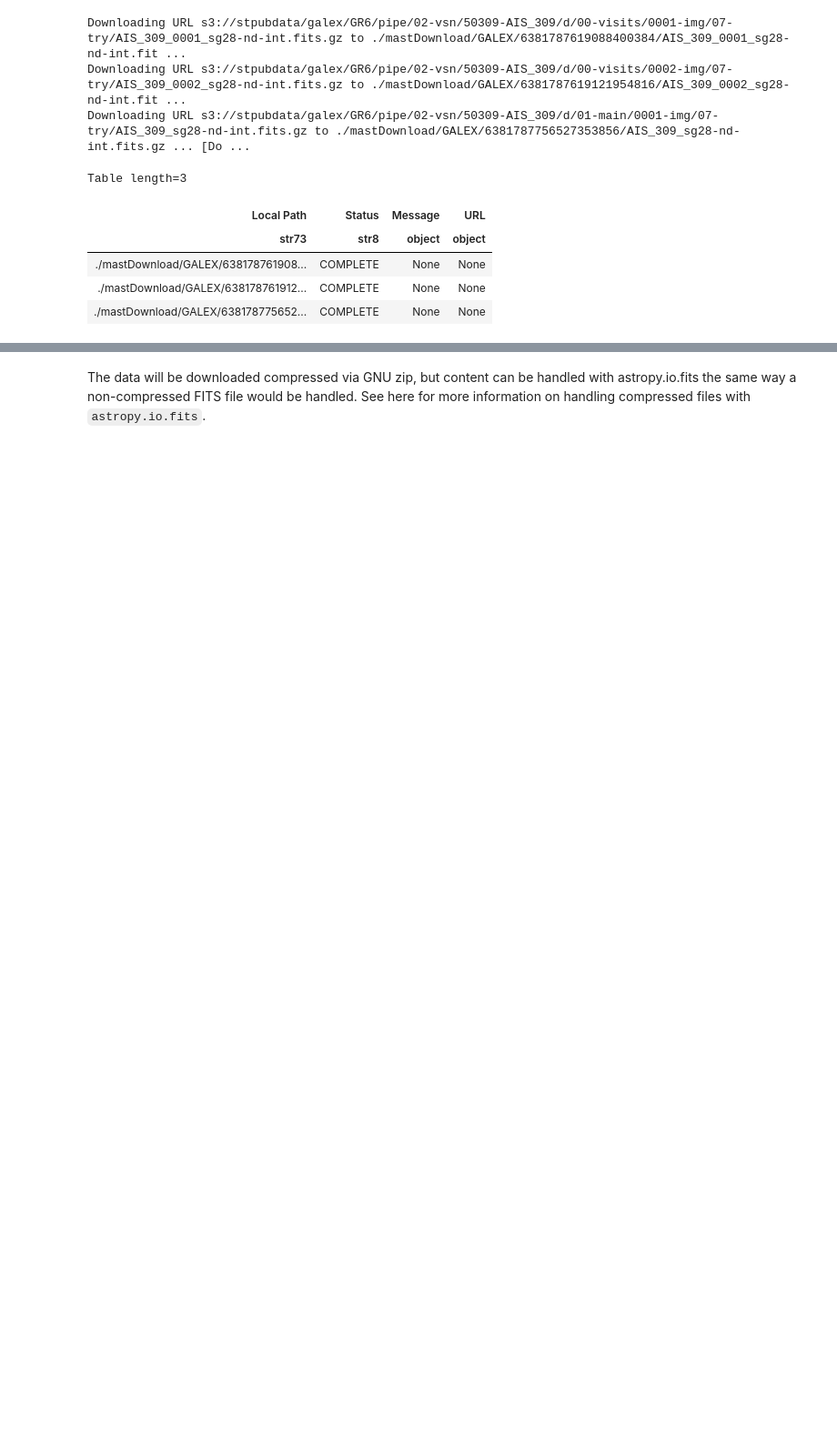
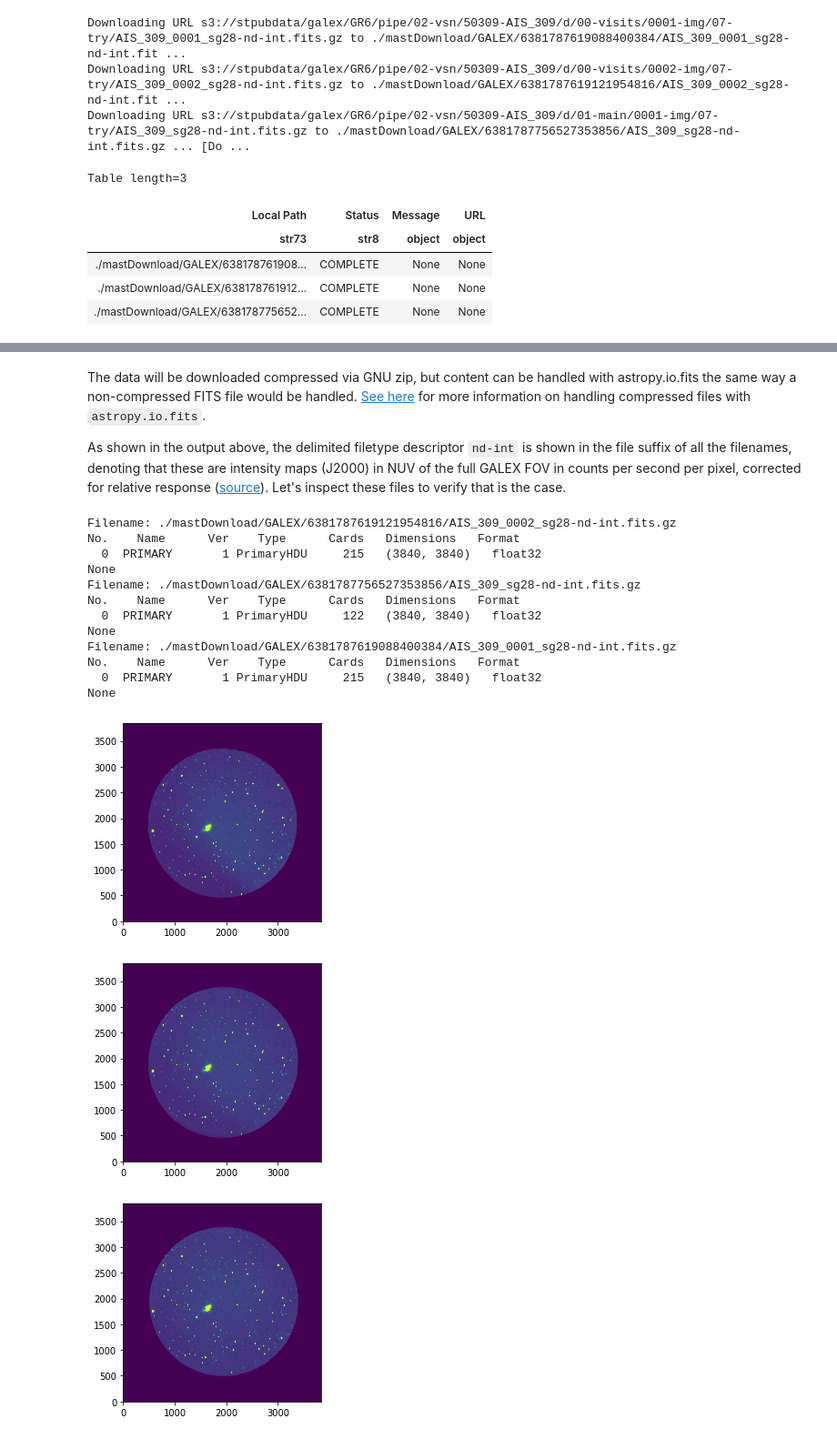
Before and after one commit to nasa-fornax/fornax-s3-subsets, a Jupyter notebook: notebooks/galex-cloud-access.ipynb, the cells around one changed output, grey strips where cells are left out. Shown at 91% size. Drawn from its saved outputs; the diff is of its cells as text; code cells hidden in the pictures; blank space fills up the shorter version.

Commit message:
adding a data handling section

```diff
--- a/notebooks/galex-cloud-access.ipynb
+++ b/notebooks/galex-cloud-access.ipynb
@@ -62,2 +66,32 @@ Table length=3
 # %% [markdown]
-The data will be downloaded compressed via GNU zip, but content can be handled with astropy.io.fits the same way a non-compressed FITS file would be handled. See here for more information on handling compressed files with `astropy.io.fits`.
+The data will be downloaded compressed via GNU zip, but content can be handled with astropy.io.fits the same way a non-compressed FITS file would be handled. [See here](https://docs.astropy.org/en/stable/io/fits/usage/unfamiliar.html#compressed-image-data) for more information on handling compressed files with `astropy.io.fits`.
+
+As shown in the output above, the delimited filetype descriptor `nd-int` is shown in the file suffix of all the filenames, denoting that these are intensity maps (J2000) in NUV of the full GALEX FOV in counts per second per pixel, corrected for relative response ([source](http://galex.stsci.edu/gr6/?page=ddfaq)). Let's inspect these files to verify that is the case.
+# %%
+from astropy.io import fits
+from glob import glob
+
+files = glob('./mastDownload/GALEX/*/*.fits*')
+
+for file, n in zip(files, range(0, 3)):
+    print(fits.info(file))
+    data = fits.getdata(file)
+
+    plt.figure(n)
+    plt.imshow(data, vmin=0, vmax=0.1, origin='lower')
+# %% [output]
+Filename: ./mastDownload/GALEX/6381787619121954816/AIS_309_0002_sg28-nd-int.fits.gz
+No.    Name      Ver    Type      Cards   Dimensions   Format
+  0  PRIMARY       1 PrimaryHDU     215   (3840, 3840)   float32
+None
+Filename: ./mastDownload/GALEX/6381787756527353856/AIS_309_sg28-nd-int.fits.gz
+No.    Name      Ver    Type      Cards   Dimensions   Format
+  0  PRIMARY       1 PrimaryHDU     122   (3840, 3840)   float32
+None
+Filename: ./mastDownload/GALEX/6381787619088400384/AIS_309_0001_sg28-nd-int.fits.gz
+No.    Name      Ver    Type      Cards   Dimensions   Format
+  0  PRIMARY       1 PrimaryHDU     215   (3840, 3840)   float32
+None
+[figure, added]
+[figure, added]
+[figure, added]
```
Also changed, not shown: parts of 4 cells of this notebook.
